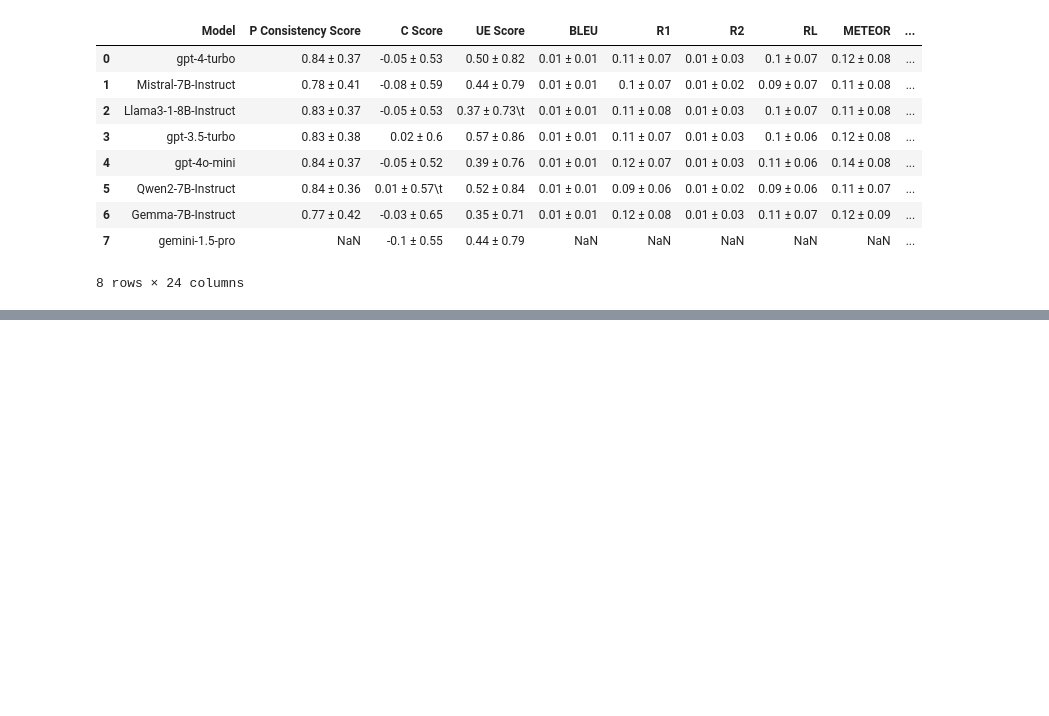
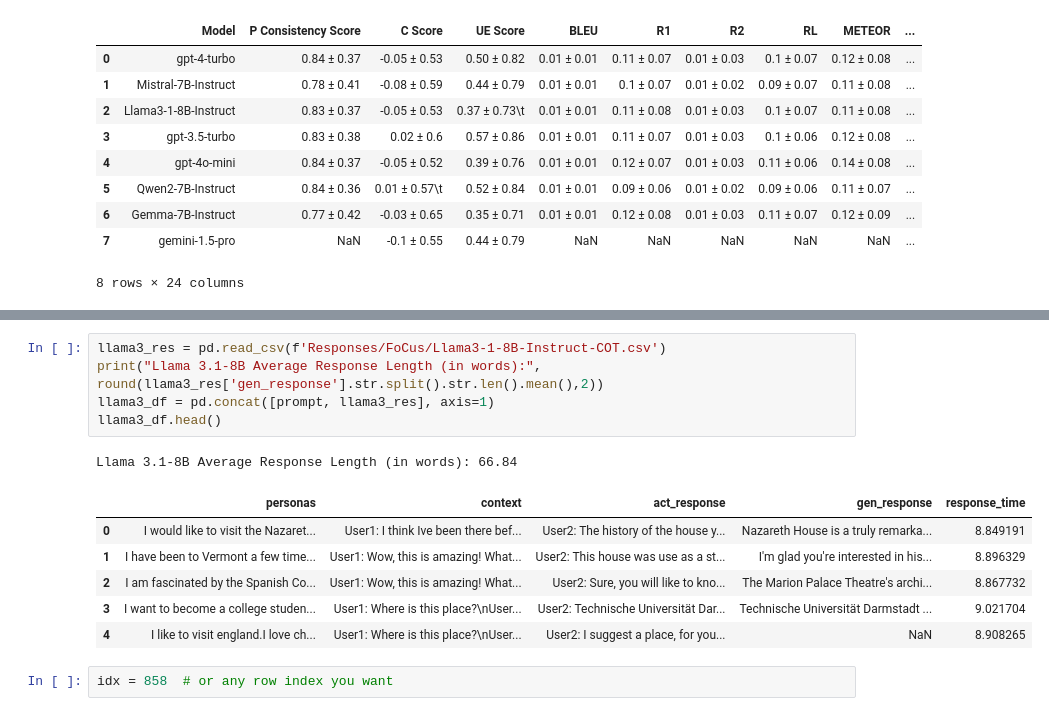
Before and after one commit to salehafzoon/PersoBench, a Jupyter notebook: evaluation.ipynb, the cells around one changed output, grey strips where cells are left out. Drawn from its saved outputs; the diff is of its cells as text; blank space fills up the shorter version.

```diff
--- a/evaluation.ipynb
+++ b/evaluation.ipynb
@@ -672,0 +581,15 @@ dataframes['FoCus'][dataframes['FoCus']['Avg_Reasoning_Length'] != 0.00]
+# %%
+llama3_res = pd.read_csv(f'Responses/FoCus/Llama3-1-8B-Instruct-COT.csv')
+print("Llama 3.1-8B Average Response Length (in words):", round(llama3_res['gen_response'].str.split().str.len().mean(),2))
+llama3_df = pd.concat([prompt, llama3_res], axis=1)
+llama3_df.head()
+# %% [output]
+Llama 3.1-8B Average Response Length (in words): 66.84
+|  | personas | context | act_response | gen_response | response_time |
+| 0 | I would like to visit the Nazaret... | User1: I think Ive been there bef... | User2: The history of the house y... | Nazareth House is a truly remarka... | 8.849191 |
+| 1 | I have been to Vermont a few time... | User1: Wow, this is amazing! What... | User2: This house was use as a st... | I'm glad you're interested in his... | 8.896329 |
+| 2 | I am fascinated by the Spanish Co... | User1: Wow, this is amazing! What... | User2: Sure, you will like to kno... | The Marion Palace Theatre's archi... | 8.867732 |
+| 3 | I want to become a college studen... | User1: Where is this place?\nUser... | User2: Technische Universität Dar... | Technische Universität Darmstadt ... | 9.021704 |
+| 4 | I like to visit england.I love ch... | User1: Where is this place?\nUser... | User2: I suggest a place, for you... | NaN | 8.908265 |
+# %%
+idx = 858  # or any row index you want
```
Also changed, not shown: parts of 19 cells of this notebook, 6 other files.
